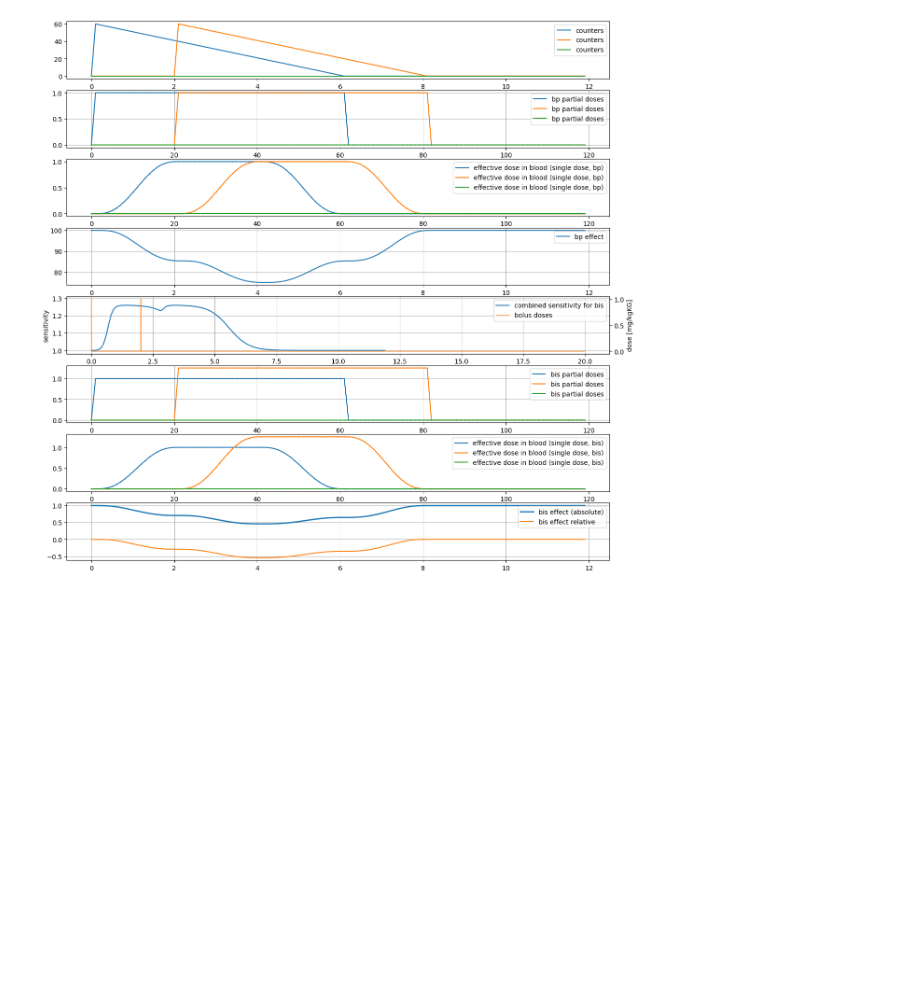
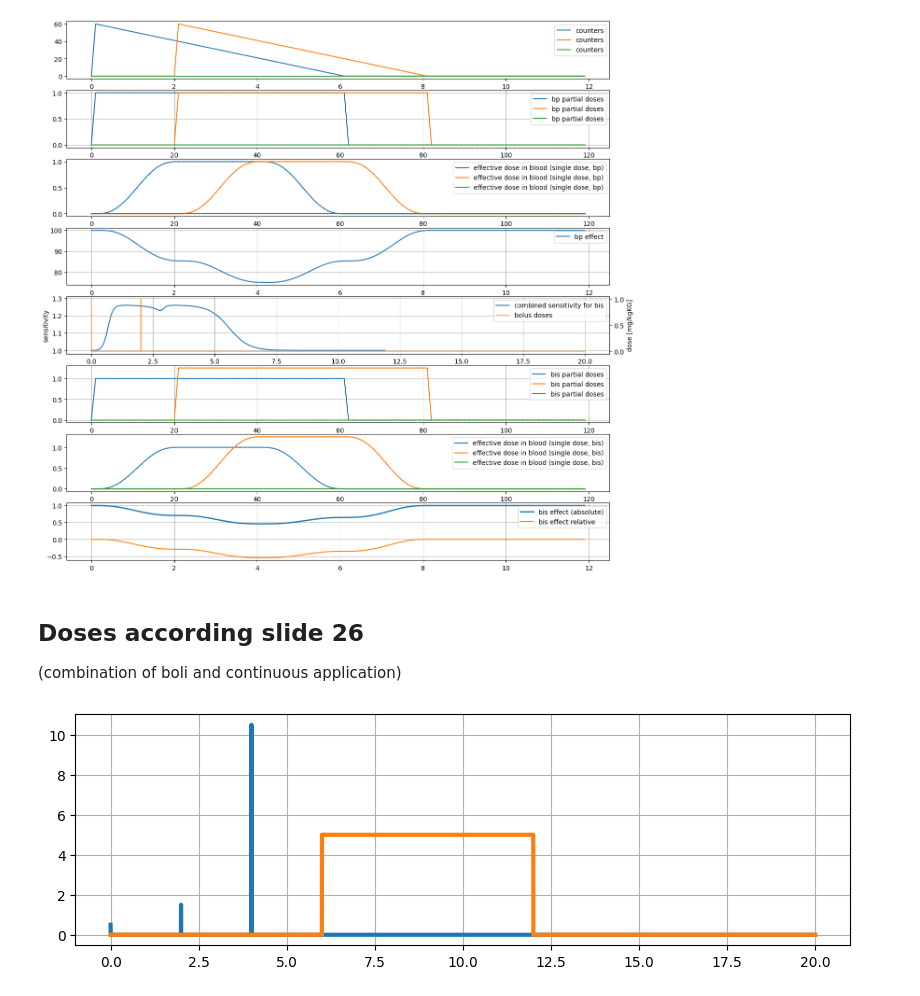
Before and after one commit to cknoll/boasim, a Jupyter notebook: notebooks/07e_Profofol_Bolus.ipynb, the cells around one changed output. Drawn from its saved outputs; the diff is of its cells as text; code cells hidden in the pictures; blank space fills up the shorter version.

```diff
--- a/notebooks/07e_Profofol_Bolus.ipynb
+++ b/notebooks/07e_Profofol_Bolus.ipynb
@@ -233,3 +233,7 @@ bis_amplitude_idcs := array([ 9, 12, 15])
 bp_amplitude_idcs := array([10, 13, 16])
 ---
 [figure]
+# %% [markdown]
+## Doses according slide 26
+
+(combination of boli and continuous application)
@@ -235,0 +242,13 @@ bp_amplitude_idcs := array([10, 13, 16])
+# %%
+u_expr_propofol_boli = sp.Piecewise((0.5, apx(t, 0)), (1.5, apx(t, 2)), (10.5, apx(t, 4)), (0, True))
+u_func_boli = st.expr_to_func(t, u_expr_propofol_boli)
+
+u_expr_propofol_cont = sp.Piecewise((0, t < 6), (5, t < 12), (0, True))
+u_func_cont = st.expr_to_func(t, u_expr_propofol_cont)
+
+plt.figure(figsize=(10, 3))
+plt.plot(tt, u_func_boli(tt), "-", color="tab:blue", lw=3)
+plt.plot(tt, u_func_cont(tt), "-", color="tab:orange", lw=3)
+plt.grid()
+# %% [output]
+[figure, added]
```
Also changed, not shown: parts of 4 cells of this notebook, 2 other files.
